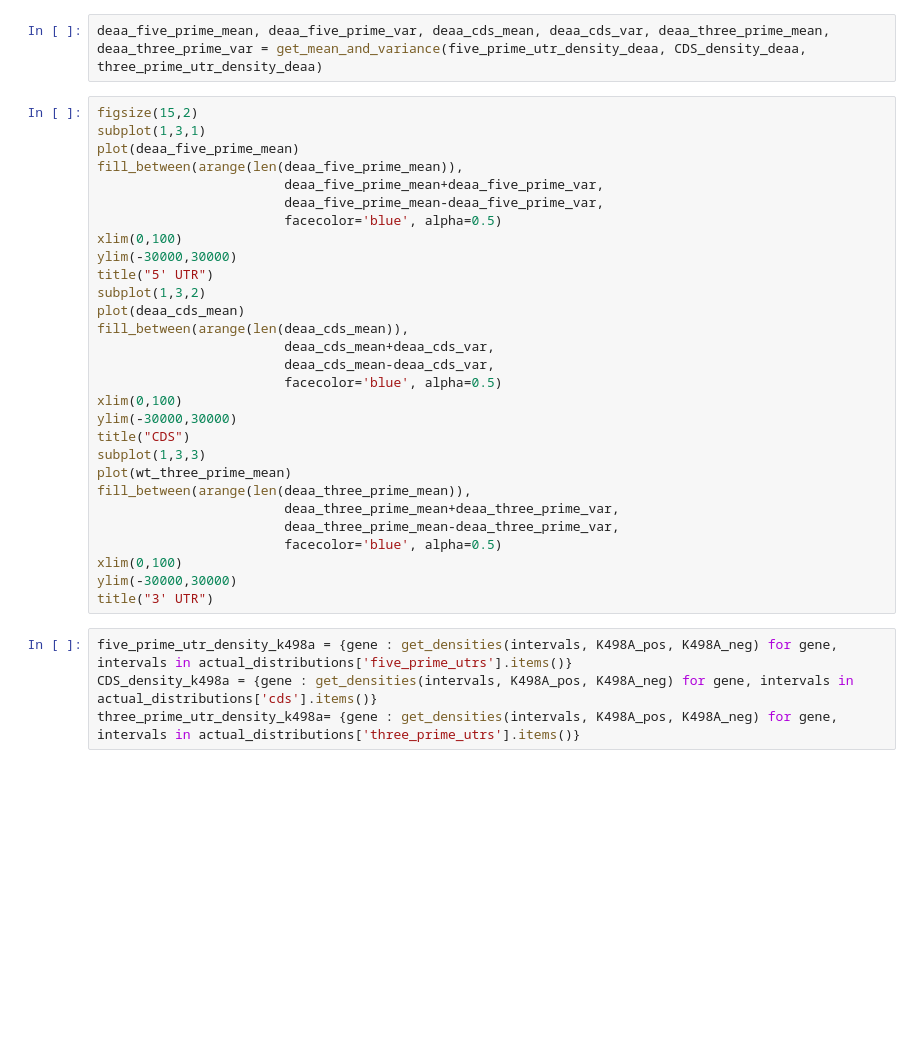
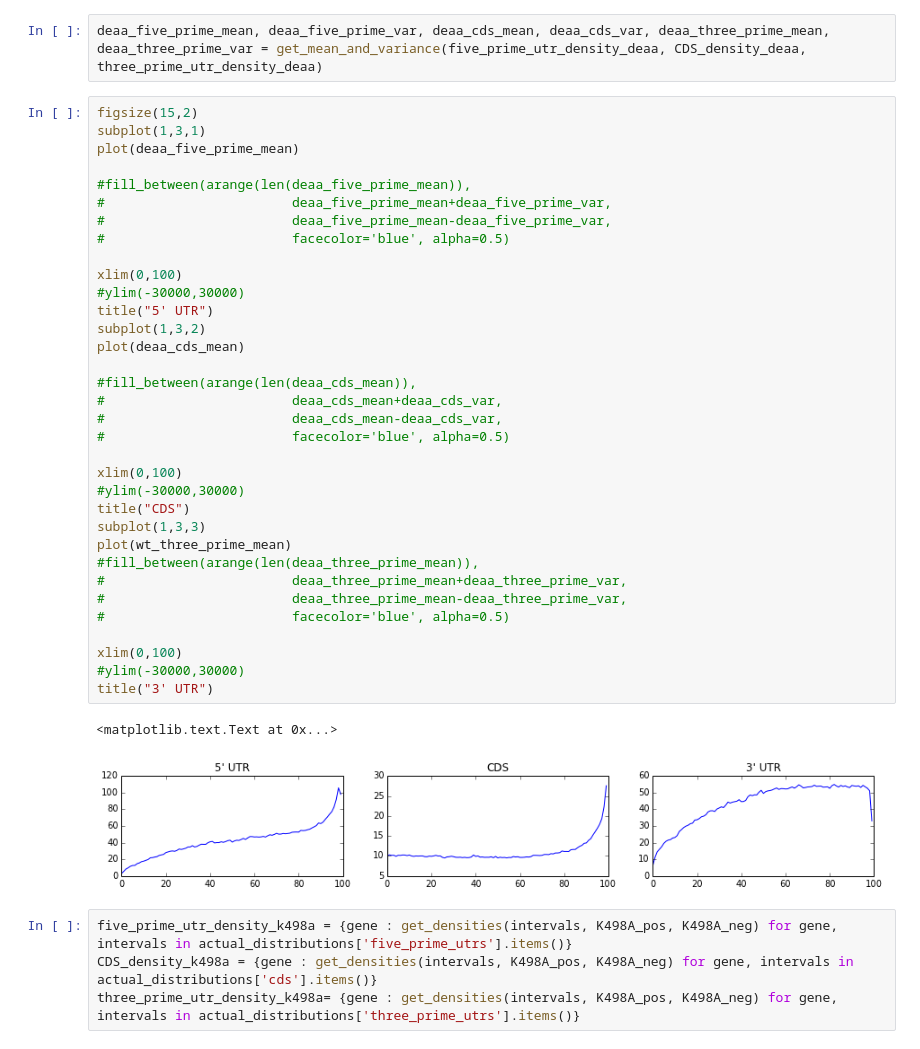
Before and after one commit to gpratt/iPython_Notebook, a Jupyter notebook: UPF1_Read_Distributions.ipynb, the cells around one changed output. Cells and saved outputs as stored; diff of their text form; blank space fills up the shorter version.

```diff
--- a/UPF1_Read_Distributions.ipynb
+++ b/UPF1_Read_Distributions.ipynb
@@ -304,32 +297,40 @@ deaa_five_prime_mean, deaa_five_prime_var, deaa_cds_mean, deaa_cds_var, deaa_thr
 # %%
 figsize(15,2)
 subplot(1,3,1)
 plot(deaa_five_prime_mean)
-fill_between(arange(len(deaa_five_prime_mean)),
-                        deaa_five_prime_mean+deaa_five_prime_var,
-                        deaa_five_prime_mean-deaa_five_prime_var,
-                        facecolor='blue', alpha=0.5)
+
+#fill_between(arange(len(deaa_five_prime_mean)),
+#                        deaa_five_prime_mean+deaa_five_prime_var,
+#                        deaa_five_prime_mean-deaa_five_prime_var,
+#                        facecolor='blue', alpha=0.5)
+
 xlim(0,100)
-ylim(-30000,30000)
+#ylim(-30000,30000)
 title("5' UTR")
 subplot(1,3,2)
 plot(deaa_cds_mean)
-fill_between(arange(len(deaa_cds_mean)),
-                        deaa_cds_mean+deaa_cds_var,
-                        deaa_cds_mean-deaa_cds_var,
-                        facecolor='blue', alpha=0.5)
+
+#fill_between(arange(len(deaa_cds_mean)),
+#                        deaa_cds_mean+deaa_cds_var,
+#                        deaa_cds_mean-deaa_cds_var,
+#                        facecolor='blue', alpha=0.5)
+
 xlim(0,100)
-ylim(-30000,30000)
+#ylim(-30000,30000)
 title("CDS")
 subplot(1,3,3)
 plot(wt_three_prime_mean)
-fill_between(arange(len(deaa_three_prime_mean)),
-                        deaa_three_prime_mean+deaa_three_prime_var,
-                        deaa_three_prime_mean-deaa_three_prime_var,
-                        facecolor='blue', alpha=0.5)
+#fill_between(arange(len(deaa_three_prime_mean)),
+#                        deaa_three_prime_mean+deaa_three_prime_var,
+#                        deaa_three_prime_mean-deaa_three_prime_var,
+#                        facecolor='blue', alpha=0.5)
+
 xlim(0,100)
-ylim(-30000,30000)
+#ylim(-30000,30000)
 title("3' UTR")
+# %% [output]
+<matplotlib.text.Text at 0x...>
+[figure, added]
 # %%
 five_prime_utr_density_k498a = {gene : get_densities(intervals, K498A_pos, K498A_neg) for gene, intervals in actual_distributions['five_prime_utrs'].items()}
 CDS_density_k498a = {gene : get_densities(intervals, K498A_pos, K498A_neg) for gene, intervals in actual_distributions['cds'].items()}
```
Also changed, not shown: parts of 52 cells of this notebook, 3 other files.
